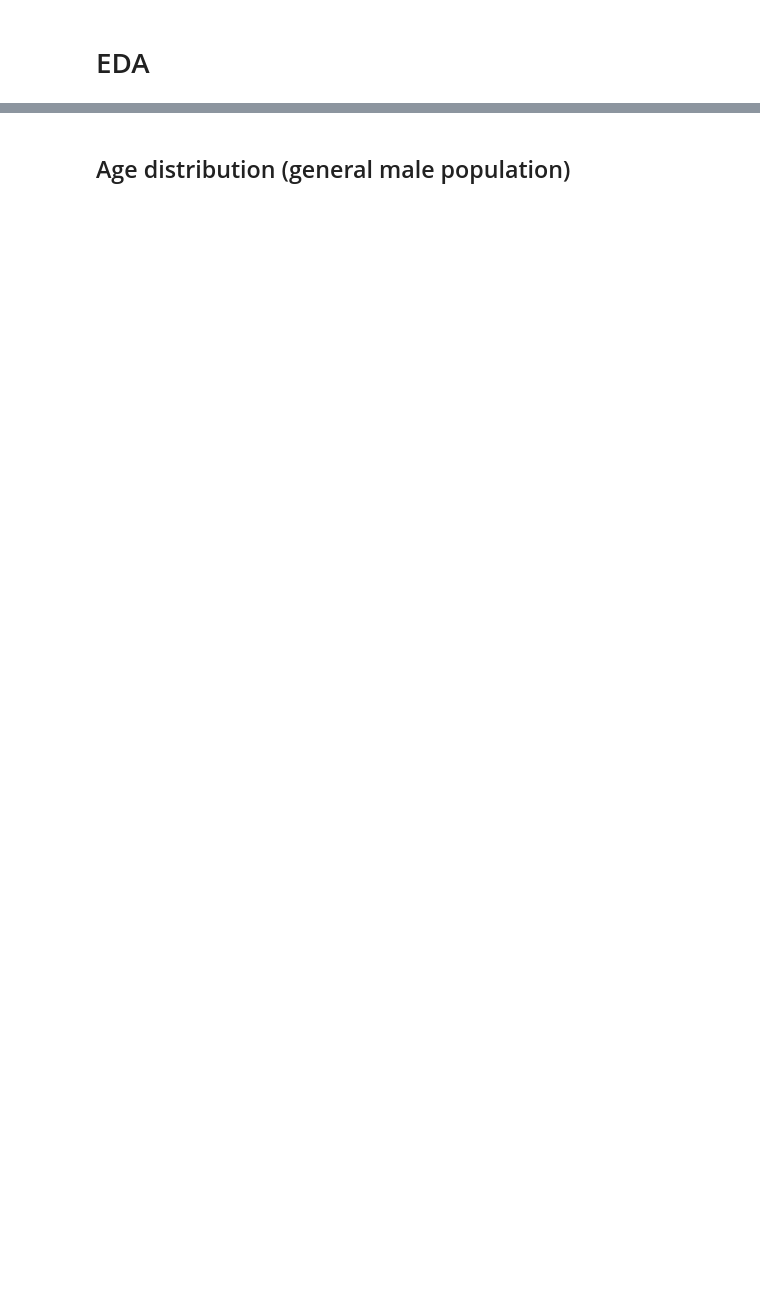
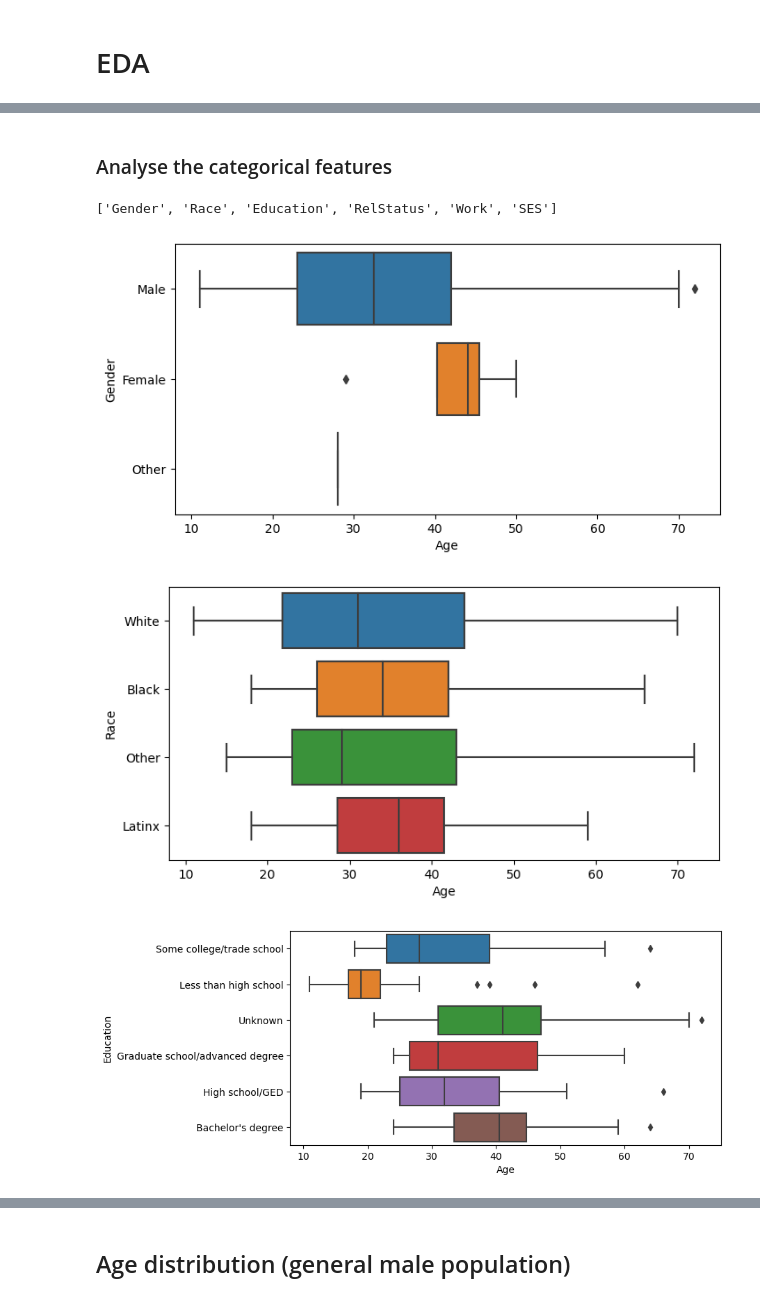
Before and after one commit to benoitchamot/Shootings, a Jupyter notebook: Datasets/EDA.ipynb, the cells around one changed output, grey strips where cells are left out. Drawn from its saved outputs; the diff is of its cells as text; code cells hidden in the pictures; blank space fills up the shorter version.

```diff
--- a/Datasets/EDA.ipynb
+++ b/Datasets/EDA.ipynb
@@ -40,0 +54,2 @@ Name: RatesOfMentalIllness, dtype: float64
+# %%
+shooters_feat_eng_df = shooters_df.copy().drop(columns='Classification')
@@ -40,0 +58,8 @@ Name: RatesOfMentalIllness, dtype: float64
+# %%
+# Get all the features with only two unique values in a list
+mask = shooters_feat_eng_df.nunique()==2
+feature_with_2_values = list(shooters_feat_eng_df.nunique()[mask].index)
+
+# Change all the 2-value features to binary columns (1 = 'Yes', 0 = 'No')
+for feat in feature_with_2_values:
+    shooters_feat_eng_df[feat] = [1 if c=='Yes' else 0 for c in shooters_df[feat]]
@@ -40,0 +75,21 @@ Name: RatesOfMentalIllness, dtype: float64
+# %% [markdown]
+### Analyse the categorical features
+# %%
+# Get all the categorical features in a list
+feature_categorical = list(shooters_feat_eng_df.dtypes[shooters_feat_eng_df.dtypes == 'object'].index)
+feature_categorical
+# %% [output]
+['Gender', 'Race', 'Education', 'RelStatus', 'Work', 'SES']
+# %%
+for feat in feature_categorical:
+    fig, ax = plt.subplots(figsize=(8, 4))
+    sns.boxplot(
+        shooters_feat_eng_df,
+        y = feat,
+        x = 'Age'
+    )
+    plt.show()
+# %% [output]
+[figure, added]
+[figure, added]
+[figure, added]
```
Also changed, not shown: parts of 33 cells of this notebook, 10 other files.
